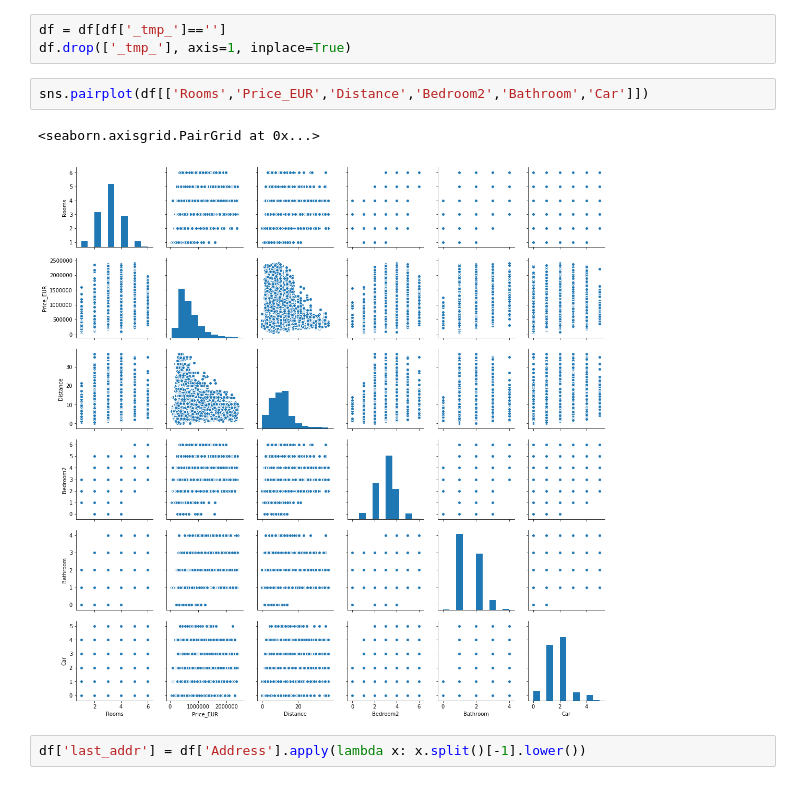
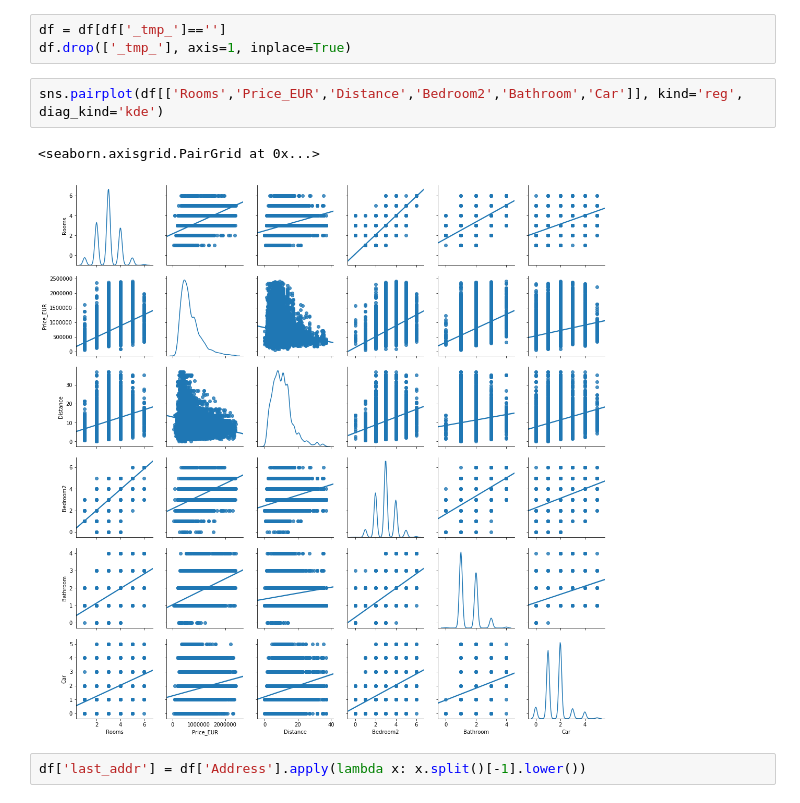
Before and after one commit to DavideSelvaggio/Melbourne-Housing-Market, a Jupyter notebook: Melbourne_housing_data.ipynb, the cells around one changed output. Saved outputs shown, nothing was run; the diff lists cells and outputs as text.

```diff
--- a/Melbourne_housing_data.ipynb
+++ b/Melbourne_housing_data.ipynb
@@ -360,10 +360,10 @@ df[df['_tmp_']!='']
 df = df[df['_tmp_']=='']
 df.drop(['_tmp_'], axis=1, inplace=True)
 # %%
-sns.pairplot(df[['Rooms','Price_EUR','Distance','Bedroom2','Bathroom','Car']])
+sns.pairplot(df[['Rooms','Price_EUR','Distance','Bedroom2','Bathroom','Car']], kind='reg', diag_kind='kde')
 # %% [output]
 <seaborn.axisgrid.PairGrid at 0x...>
-[figure, old version]
+[figure, new version]
 # %%
 df['last_addr'] = df['Address'].apply(lambda x: x.split()[-1].lower())
 # %%
```
Also changed, not shown: parts of 11 cells of this notebook.
